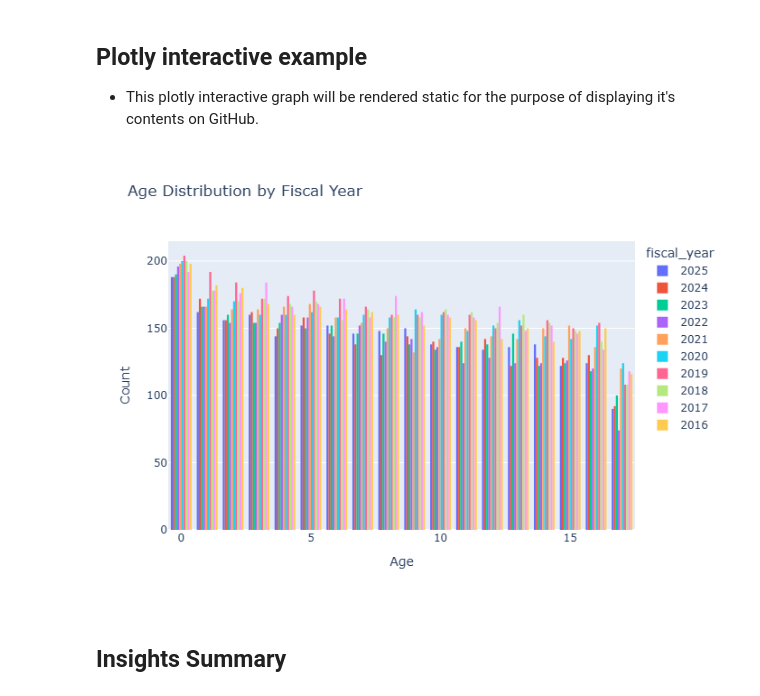
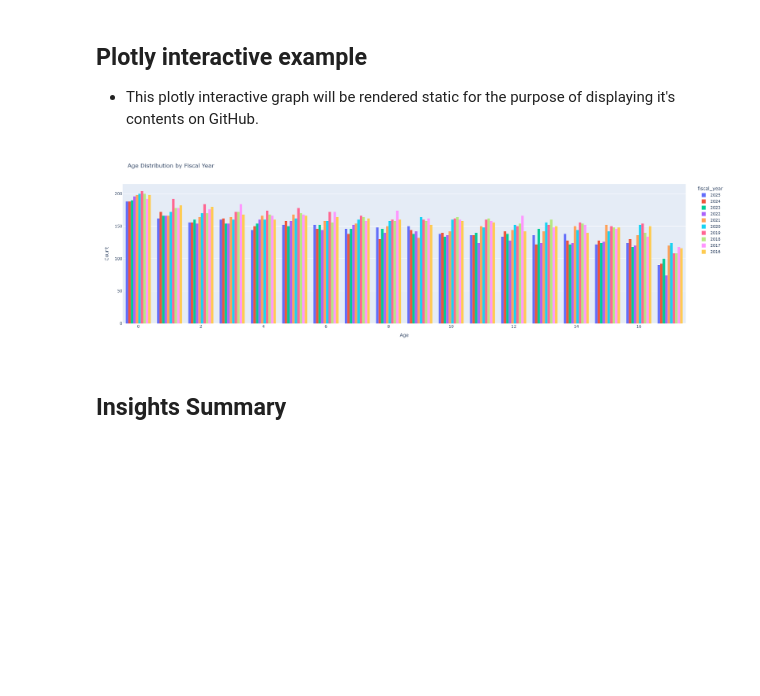
Before and after one commit to ahendrix83/data-analyst-portfolio, a Jupyter notebook: project1-eda/eda.ipynb, the cells around one changed output. Cells and saved outputs as stored; diff of their text form; code cells hidden in the pictures; blank space fills up the shorter version.

Commit message:
changing plotly diagram size

```diff
--- a/project1-eda/eda.ipynb
+++ b/project1-eda/eda.ipynb
@@ -247,13 +247,16 @@ plt.show()
 # %%
 # Set the default renderer to PNG or SVG so it displays on GitHub
 
 pio.renderers.default = "png"
 
 fig = px.histogram(df, x="age", color="fiscal_year", barmode="group", title="Age Distribution by Fiscal Year")
-fig.update_layout(xaxis_title="Age", yaxis_title="Count")
+fig.update_layout(xaxis_title="Age",
+                  yaxis_title="Count",
+                  width=1900,
+                  height=600,)
 fig.show()
 # %% [output]
-[figure, old version]
+[figure, new version]
 # %% [markdown]
 ## Insights Summary
 # %%
```
